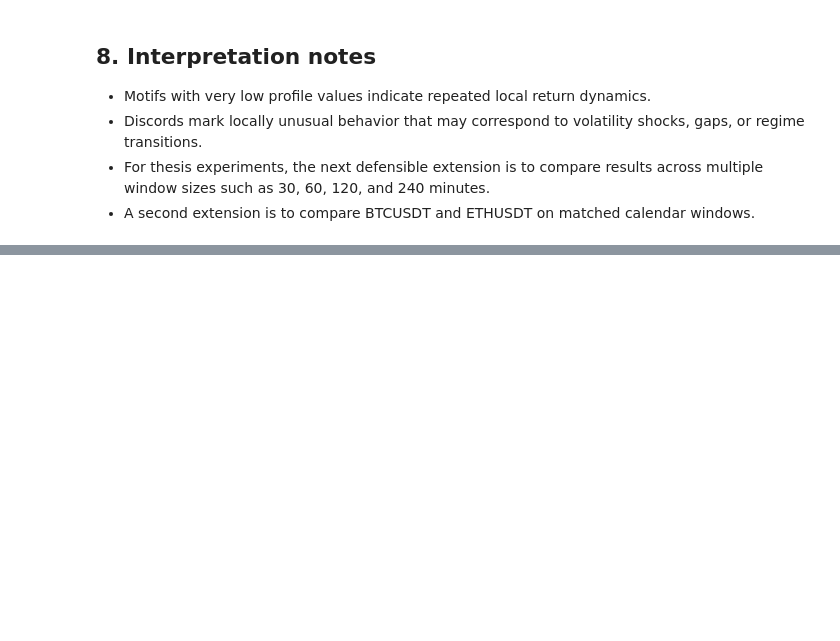
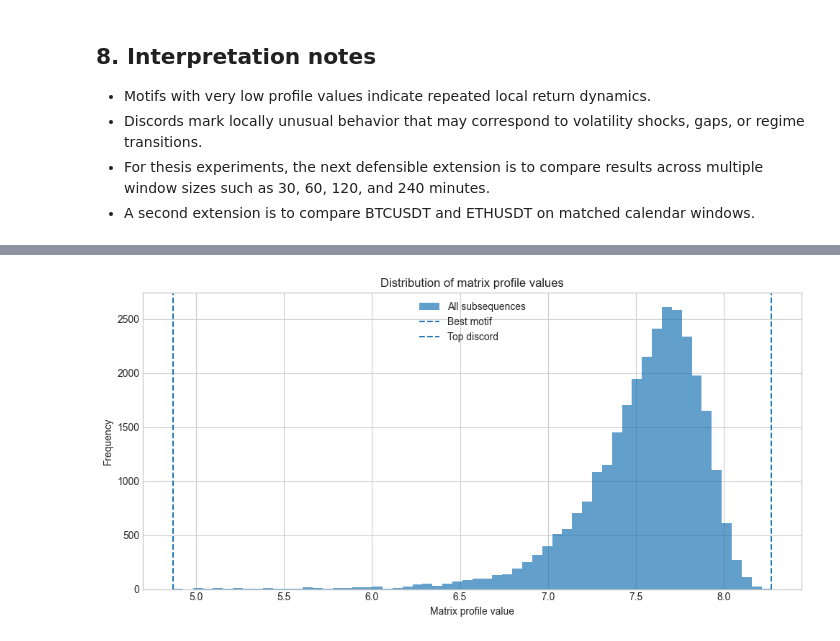
Before and after one commit to theakshaybande/crypto-time-series-motifs, a Jupyter notebook: notebooks/method_testing/01_matrix_profile_with_stumpy.ipynb, the cells around one changed output, grey strips where cells are left out. Drawn from its saved outputs; the diff is of its cells as text; code cells hidden in the pictures; blank space fills up the shorter version.

```diff
--- a/notebooks/method_testing/01_matrix_profile_with_stumpy.ipynb
+++ b/notebooks/method_testing/01_matrix_profile_with_stumpy.ipynb
@@ -257,0 +364,15 @@ plt.show()
+# %%
+fig, ax = plt.subplots(figsize=(10, 5))
+
+ax.hist(profile, bins=60, alpha=0.7, label="All subsequences")
+ax.axvline(profile[top_motif_indices[0]], linestyle="--", linewidth=1.5, label="Best motif")
+ax.axvline(profile[top_discord_indices[0]], linestyle="--", linewidth=1.5, label="Top discord")
+
+ax.set_title("Distribution of matrix profile values")
+ax.set_xlabel("Matrix profile value")
+ax.set_ylabel("Frequency")
+ax.legend()
+plt.tight_layout()
+plt.show()
+# %% [output]
+[figure, added]
```
Also changed, not shown: parts of 16 cells of this notebook.
